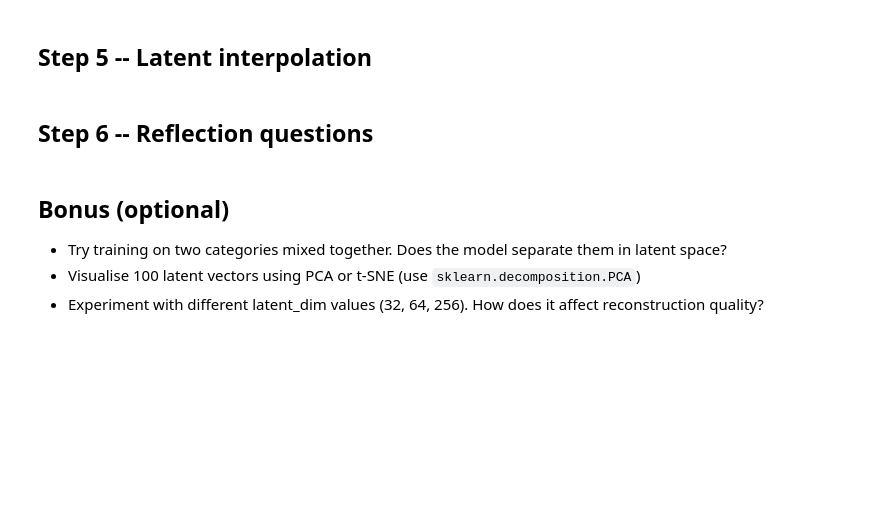
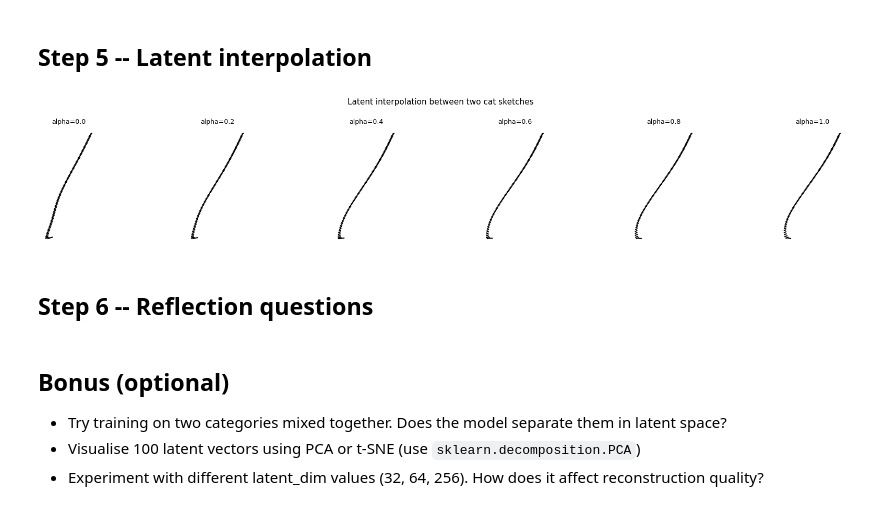
Before and after one commit to avg03/Glyph-atharva, a Jupyter notebook: Week 2/assignment/assignment.ipynb, the cells around one changed output. Cells and saved outputs as stored; diff of their text form; code cells hidden in the pictures; blank space fills up the shorter version.

```diff
--- a/Week 2/assignment/assignment.ipynb
+++ b/Week 2/assignment/assignment.ipynb
@@ -57,9 +361,33 @@ Copy the Encoder, Decoder, SketchVAE, reparameterise, kl_loss, and vae_loss from
 # %%
 # TODO: Pick any two sketches from your dataset.
 #       Encode them to get mu1 and mu2.
 #       Interpolate between mu1 and mu2 in 6 steps.
 #       Generate and plot the 6 interpolated sketches in a single row.
-# YOUR CODE HERE
+model.eval()
+with torch.no_grad():
+    # Encode two sketches
+    s1 = dataset[0].unsqueeze(0).to(device)
+    s2 = dataset[1].unsqueeze(0).to(device)
+    mu1, _ = model.encoder(s1, [s1.shape[1]])
+    mu2, _ = model.encoder(s2, [s2.shape[1]])
+
+    # Interpolate between mu1 and mu2 in 6 steps
+    steps = 6
+    alphas = torch.linspace(0, 1, steps)
+    z_interp = torch.stack([alpha * mu2 + (1 - alpha) * mu1 for alpha in alphas]).squeeze(1)
+
+    generated = model.decoder.generate(z_interp, max_len=150)
+
+fig, axes = plt.subplots(1, steps, figsize=(3 * steps, 3))
+for i, ax in enumerate(axes):
+    plot_sketch(generated[i].cpu().numpy(),
+                title=f'alpha={alphas[i]:.1f}', ax=ax)
+
+plt.suptitle('Latent interpolation between two cat sketches', fontsize=11)
+plt.tight_layout()
+plt.show()
+# %% [output]
+[figure, added]
 # %% [markdown]
 ## Step 6 -- Reflection questions
 # %%
```
Also changed, not shown: parts of 8 cells of this notebook, 2 other files.
